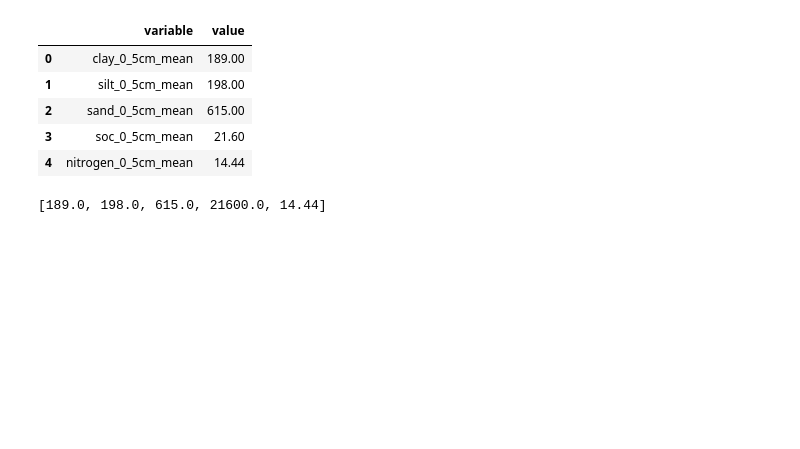
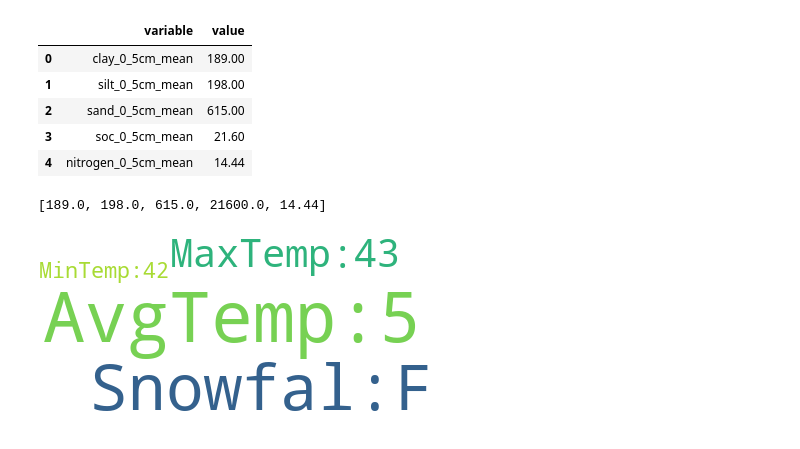
Before and after one commit to tekritesh/bio-mos, a Jupyter notebook: dashboard/visualization_2.ipynb, the cells around one changed output. Saved outputs shown, nothing was run; the diff lists cells and outputs as text; code cells hidden in the pictures; blank space fills up the shorter version.

```diff
--- a/dashboard/visualization_2.ipynb
+++ b/dashboard/visualization_2.ipynb
@@ -539,21 +546,13 @@ template.servable();
 #         df = bq.copy()
 #         return pn.widgets.DataFrame(df[cols].head(20))
 # %%
-# # from datetime import datetime
-
-# # from meteostat import Point, Daily
-
-# # Set time period
-# start = dt.datetime(2018, 1, 1)
-# end = dt.datetime(2018, 12, 31)
-
-# # Create Point for Vancouver, BC
-# vancouver = Point(53.033981, -47.491164, 0)
-
-# # Get daily data for 2018
-# data = Daily(vancouver, start, end)
-# data = data.fetch().reset_index(level=0)
-# fig = px.line(data, x='time', y='tavg',
-#               title='Climate Covariates')
-
-# fig.show()
+from wordcloud import WordCloud
+df1 = pd.DataFrame({
+    'Title': ['MaxTemp:43','MinTemp:42','AvgTemp:5','Snowfal:F'],
+    'Count': [0.1,0.1,0.5,0.4,]})
+d = {a: x for a, x in df1.values}
+wc = WordCloud(background_color='white', width=400, height=200)
+wc.fit_words(d)
+wc.to_image()
+# %% [output]
+[figure, added]
```
Also changed, not shown: parts of 3 cells of this notebook, 1 other file.
